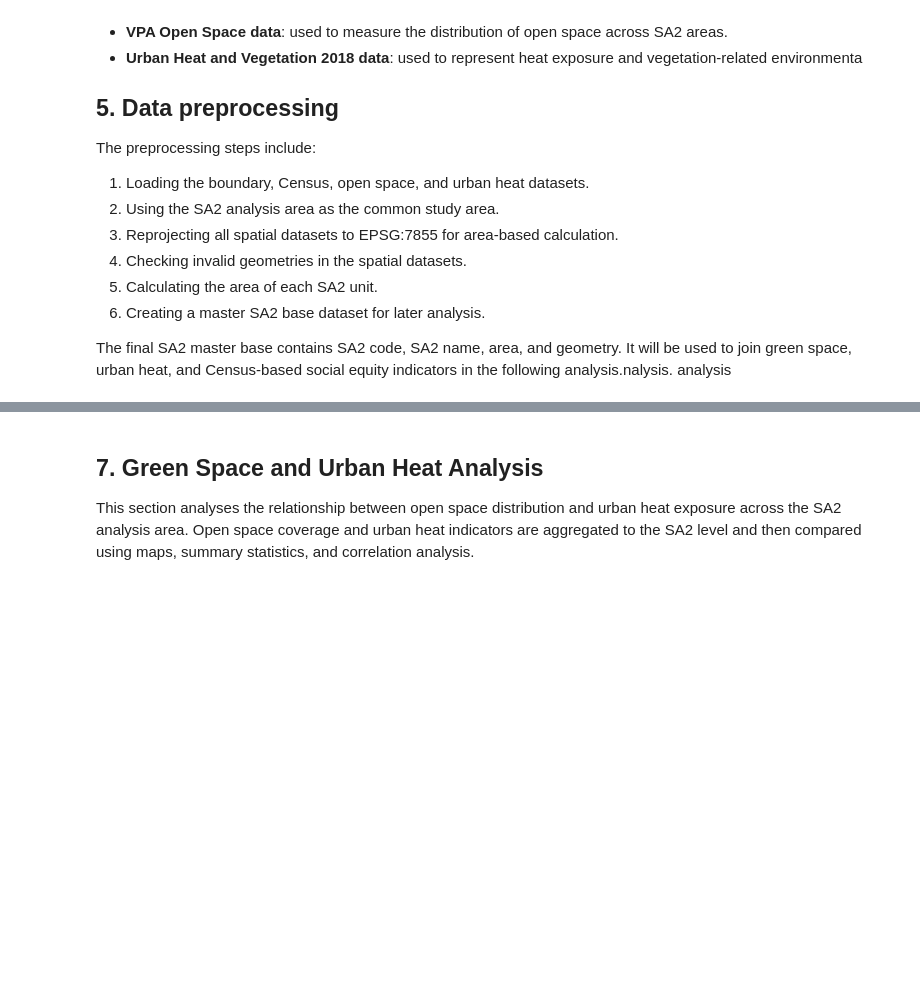
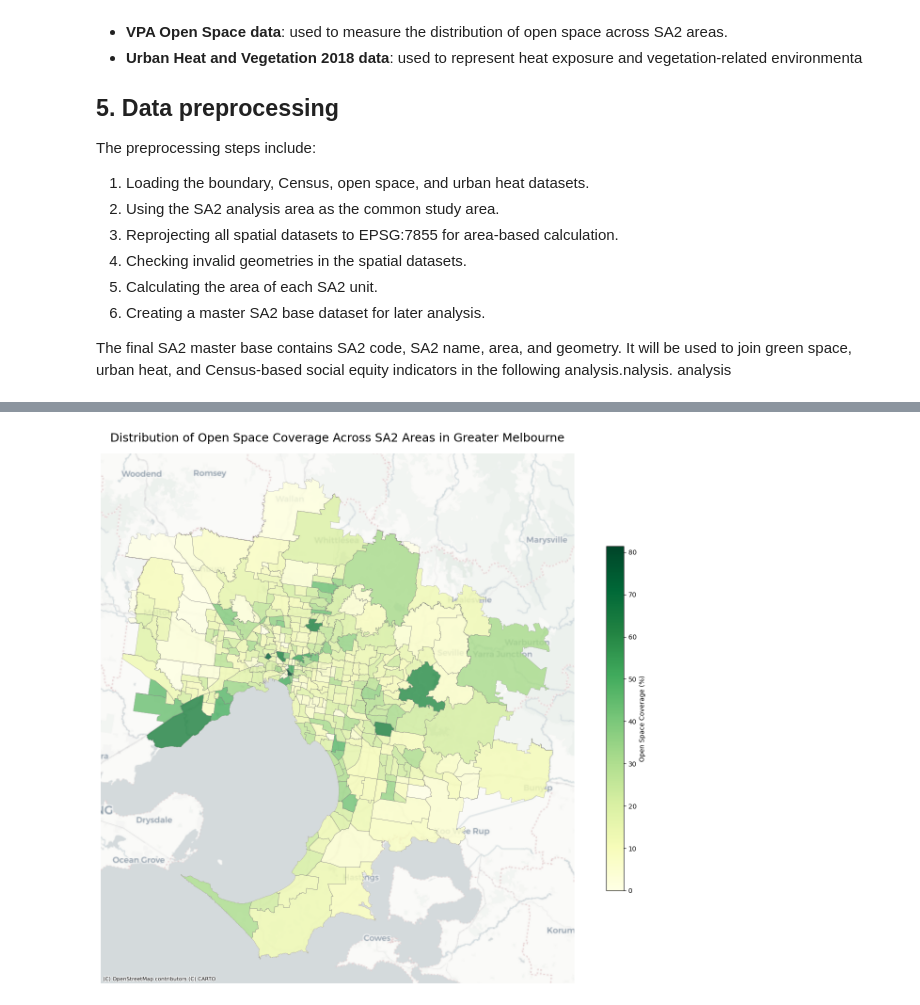
Before and after one commit to Ying7788/geom90006_a4, a Jupyter notebook: notebooks/A4_GreenSpace_UrbanHeat_Equity.ipynb.ipynb, the cells around one changed output, grey strips where cells are left out. Cells and saved outputs as stored; diff of their text form; code cells hidden in the pictures; blank space fills up the shorter version.

```diff
--- a/notebooks/A4_GreenSpace_UrbanHeat_Equity.ipynb.ipynb
+++ b/notebooks/A4_GreenSpace_UrbanHeat_Equity.ipynb.ipynb
@@ -347,4 +262,52 @@ Q2 summary statistics saved.
-# %% [markdown]
-## 7. Green Space and Urban Heat Analysis
-
-This section analyses the relationship between open space distribution and urban heat exposure across the SA2 analysis area. Open space coverage and urban heat indicators are aggregated to the SA2 level and then compared using maps, summary statistics, and correlation analysis.
+# %%
+melb_map = melb.to_crs(3857)
+
+fig, ax = plt.subplots(
+    figsize=(14, 12)
+)
+
+melb_map.plot(
+    column="coverage",
+    cmap="YlGn",
+    linewidth=0.35,
+    edgecolor="white",
+    alpha=0.82,
+    legend=True,
+    ax=ax,
+    legend_kwds={
+        "label": "Open Space Coverage (%)",
+        "shrink": 0.65
+    }
+)
+
+melb_map.boundary.plot(
+    ax=ax,
+    linewidth=0.4,
+    color="black",
+    alpha=0.35
+)
+
+ctx.add_basemap(
+    ax,
+    source=ctx.providers.CartoDB.Positron
+)
+
+ax.set_title(
+    "Distribution of Open Space Coverage Across SA2 Areas in Greater Melbourne",
+    fontsize=18,
+    pad=18
+)
+
+ax.axis("off")
+
+plt.tight_layout()
+
+plt.savefig(
+    "green_space_formative.png",
+    dpi=300,
+    bbox_inches="tight"
+)
+
+plt.show()
+# %% [output]
+[figure, added]
```
Also changed, not shown: parts of 108 cells of this notebook, 21 other files.
